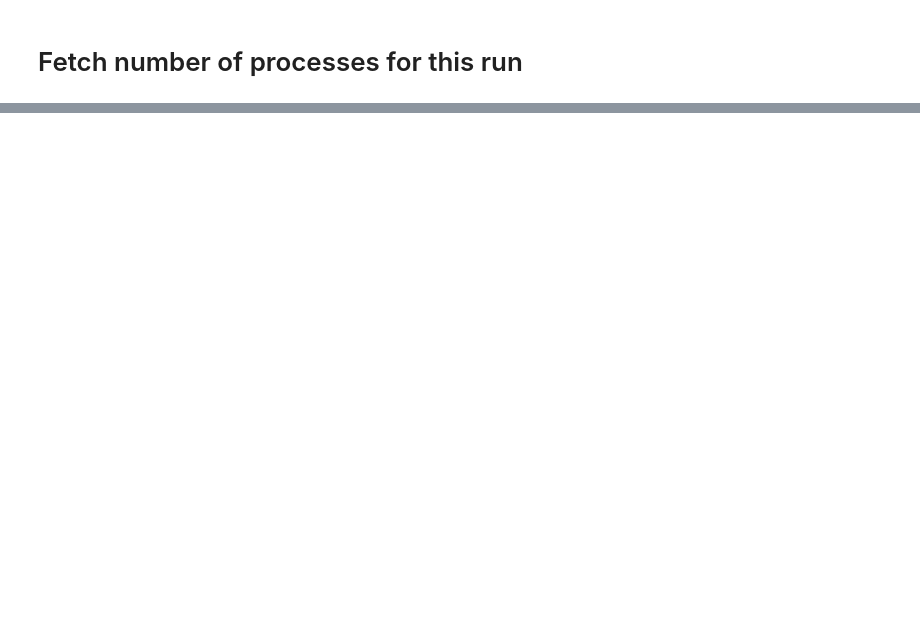
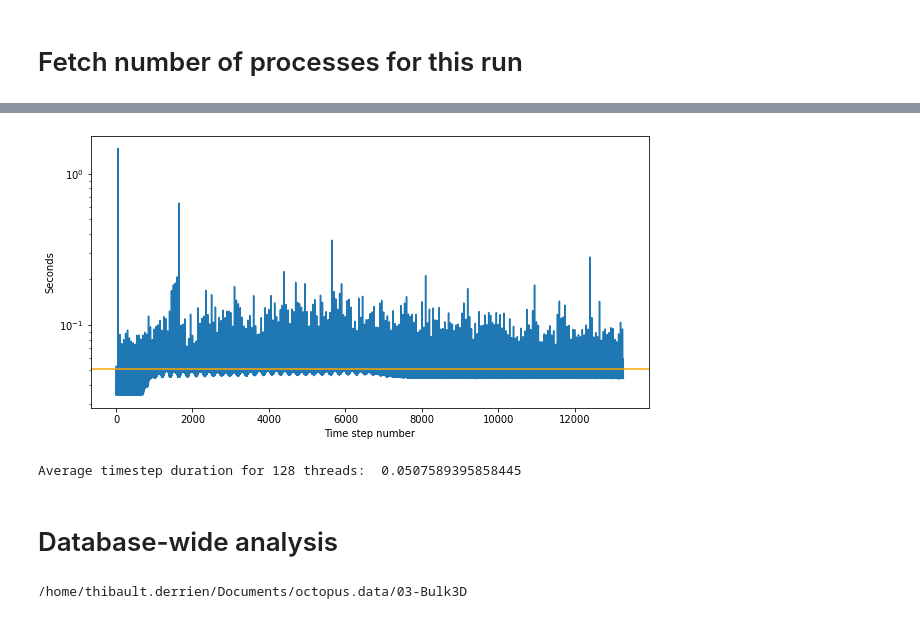
Before and after one commit to tjyderrien/octopus-quantumlap, a Jupyter notebook: Maths/Tibo-biatrisrv/HPC-CaptureOctopusEfficiency.ipynb, the cells around one changed output, grey strips where cells are left out. Drawn from its saved outputs; the diff is of its cells as text; code cells hidden in the pictures; blank space fills up the shorter version.

```diff
--- a/Maths/Tibo-biatrisrv/HPC-CaptureOctopusEfficiency.ipynb
+++ b/Maths/Tibo-biatrisrv/HPC-CaptureOctopusEfficiency.ipynb
@@ -119,0 +119,20 @@ libString.LookUpStringInFile(file, "processes").strip().split()[4]
+# %%
+# Plot efficiency from that
+plt.figure(figsize=(10,5))
+plt.semilogy(results_np[:,0], results_np[:,4]/NumProcesses)
+plt.axhline(np.mean(results_np[:,4]/NumProcesses), color="orange")
+plt.xlabel("Time step number")
+plt.ylabel("Seconds")
+plt.savefig("DurationOfTimeStep-NormalizedToNumCores.eps")
+plt.show()
+print("Average timestep duration for "+str(NumProcesses)+" threads: ", np.mean(results_np[:,4]/NumProcesses))
+# %% [output]
+[figure, added]
+Average timestep duration for 128 threads:  0.0507589395858445
+# %% [markdown]
+# Database-wide analysis
+# %%
+DatabasePath=OctopusData+"/03-Bulk3D/"
+%cd $DatabasePath
+# %% [output]
+/home/thibault.derrien/Documents/octopus.data/03-Bulk3D
```
Also changed, not shown: parts of 40 cells of this notebook.
